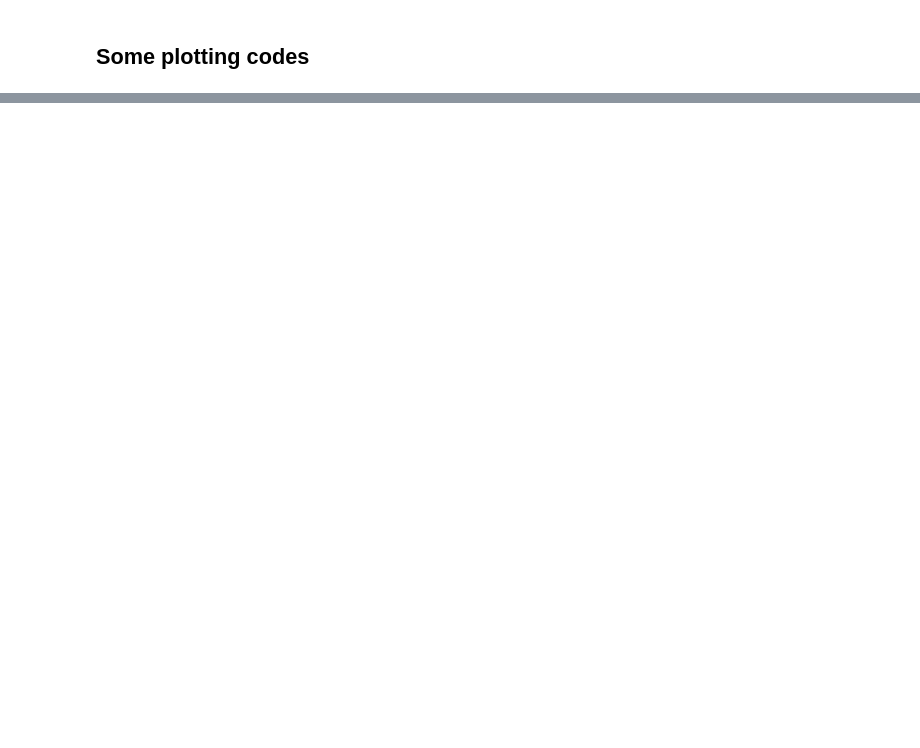
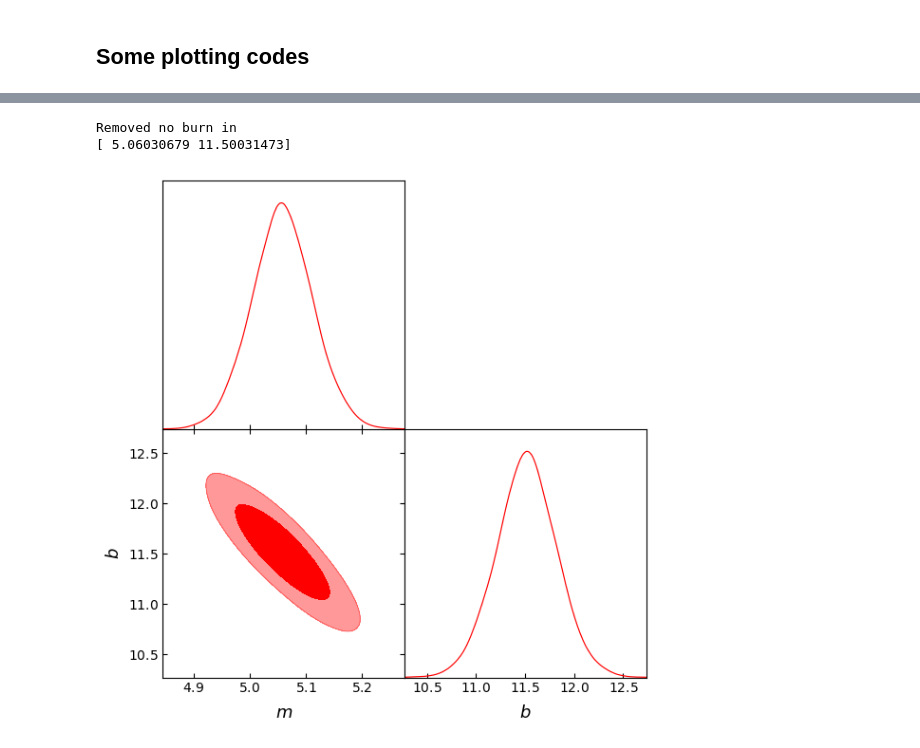
Before and after one commit to alpish0510/WALKER, a Jupyter notebook: constructor.ipynb, the cells around one changed output, grey strips where cells are left out. Cells and saved outputs as stored; diff of their text form; code cells hidden in the pictures; blank space fills up the shorter version.

```diff
--- a/constructor.ipynb
+++ b/constructor.ipynb
@@ -1142,0 +1166,29 @@ g.triangle_plot([samples], filled=True)
+# %%
+estimator = wk.ParamEstimator(
+    x, y, yerr,
+    model=line_model,
+    log_prior=flat_prior
+)
+
+fit = wk.MCMCfit(estimator)
+
+fit.sample(
+    n_walkers=30,
+    n_dim=2,
+    n_steps=3000,
+    progress=True
+)
+
+fit.extract_samples(burnin=200)
+parameters = fit.samples
+names = ['m', 'b']
+samples= MCSamples(samples=parameters, names=names, labels=names,
+                   settings={"smooth_scale_2D": 0.6})
+g = plots.get_subplot_plotter(subplot_size=3)
+g.triangle_plot([samples], filled=True,contour_colors=['red'])
+
+print(fit.map())
+# %% [output]
+Removed no burn in
+[ 5.06030679 11.50031473]
+[figure, added]
```
Also changed, not shown: parts of 11 cells of this notebook, 1 other file.
